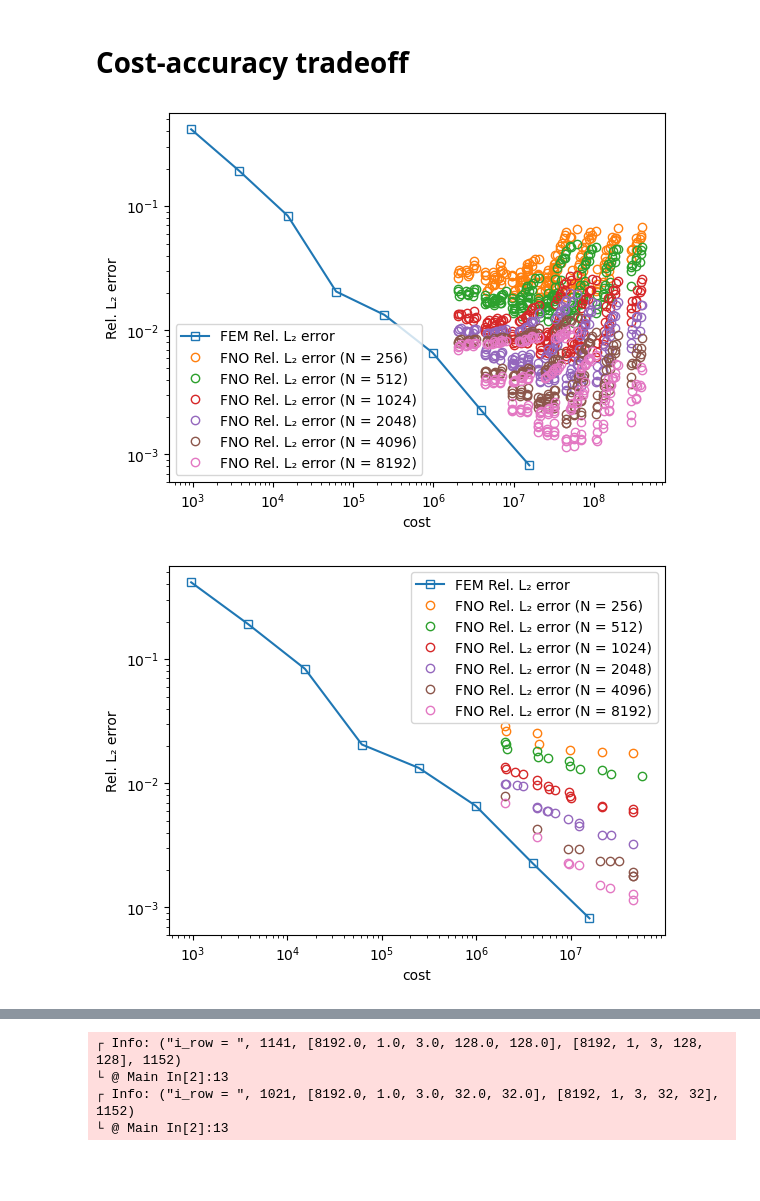
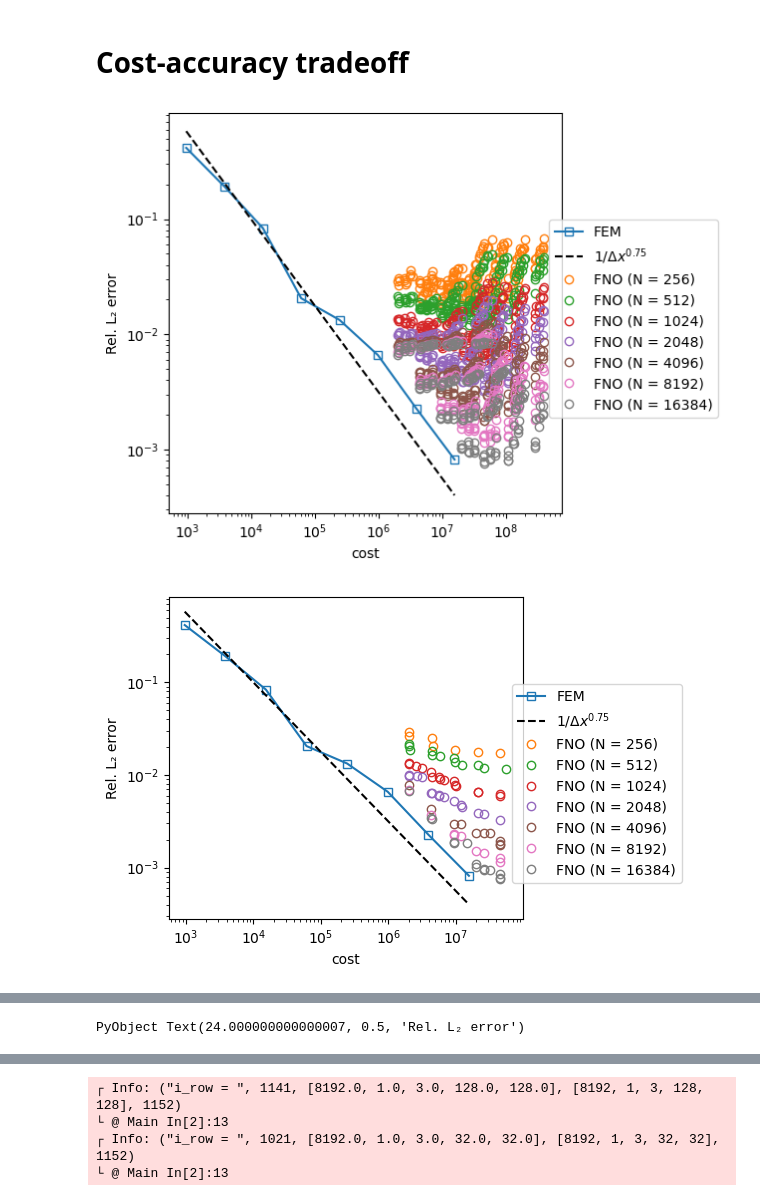
Before and after one commit to PKU-CMEGroup/NeuralOperator, a Jupyter notebook: eq1d/eq1d_na.ipynb, the cells around one changed output, grey strips where cells are left out. Saved outputs shown, nothing was run; the diff lists cells and outputs as text; code cells hidden in the pictures; blank space fills up the shorter version.

```diff
--- a/eq1d/eq1d_na.ipynb
+++ b/eq1d/eq1d_na.ipynb
@@ -101,7 +98,7 @@ PyObject <matplotlib.legend.Legend object at 0x...>
 # %% [markdown]
 # FNO results
 # %%
-n_data_array = [256 512 1024 2048 4096 8192]
+n_data_array = [256 512 1024 2048 4096 8192 16384]
 k_max_array = [16 32 64 128]
 d_f_array = [16 32 64 128]
 n_fno_layers_array = [3 4 5]
@@ -450,7 +453,7 @@ PyObject <matplotlib.legend.Legend object at 0x...>
 # %% [markdown]
 # FNO results
 # %%
-n_data_array = [256 512 1024 2048 4096 8192]
+n_data_array = [256 512 1024 2048 4096 8192 16384]
 k_max_array = [16 32 64 128]
 d_f_array = [16 32 64 128]
 n_fno_layers_array = [3 4 5]
@@ -514,56 +517,62 @@ fno_costs = data_analysis[:, end];
 
 PyPlot.figure()
 # PyPlot.loglog(num_costs, num_mean_errors,           "-o", fillstyle = "none", label="FEM L₂ error")
-PyPlot.loglog(num_costs, num_mean_rel_errors,       "-s", fillstyle = "none", label="FEM Rel. L₂ error")
+PyPlot.loglog(num_costs, num_mean_rel_errors,       "-s", fillstyle = "none", label="FEM")
+PyPlot.loglog(num_costs, 100.0./(num_costs.^0.75),       "--", color = "black", fillstyle = "none", label=L"$1/Δx^{0.75}$")
 
 n_d = length(n_data_array)
 n_g = div(length(fno_costs), n_d)
 for i = 1:n_d
     # PyPlot.loglog(fno_costs[1+n_g*(i-1):n_g*i], fno_mean_errors[1+n_g*(i-1):n_g*i],     "-o", fillstyle = "none", label="FNO L₂ error")
-    PyPlot.loglog(fno_costs[1+n_g*(i-1):n_g*i], fno_mean_rel_errors[1+n_g*(i-1):n_g*i], "o", fillstyle = "none", label="FNO Rel. L₂ error (N = $(n_data_array[i]))")
+    PyPlot.loglog(fno_costs[1+n_g*(i-1):n_g*i], fno_mean_rel_errors[1+n_g*(i-1):n_g*i], "o", fillstyle = "none", label="FNO (N = $(n_data_array[i]))")
 end
 
 PyPlot.xlabel("cost")
 PyPlot.ylabel("Rel. L₂ error")
-PyPlot.legend()
+PyPlot.legend(bbox_to_anchor=(0.95, 0.75))
+PyPlot.tight_layout()
+PyPlot.savefig("Heat-cost-accuracy-raw.pdf")
 
 ##################################################
 
-PyPlot.figure()
+PyPlot.figure(figsize=(6,4))
 # PyPlot.loglog(num_costs, num_mean_errors,           "-o", fillstyle = "none", label="FEM L₂ error")
-PyPlot.loglog(num_costs, num_mean_rel_errors,       "-s", fillstyle = "none", label="FEM Rel. L₂ error")
+PyPlot.loglog(num_costs, num_mean_rel_errors,       "-s", fillstyle = "none", label="FEM")
+PyPlot.loglog(num_costs, 100.0./(num_costs.^0.75),       "--", color = "black", fillstyle = "none", label=L"$1/Δx^{0.75}$")
+
 for i = 1:n_d
     data_analysis_pareto = pareto_frontiers(data_analysis[1+n_g*(i-1):n_g*i,:], fno_mean_rel_errors[1+n_g*(i-1):n_g*i], fno_costs[1+n_g*(i-1):n_g*i])
     fno_costs_pareto, fno_mean_rel_errors_pareto = data_analysis_pareto[:,3], data_analysis_pareto[:,2]
-    PyPlot.loglog(fno_costs_pareto, fno_mean_rel_errors_pareto, "o", fillstyle = "none", label="FNO Rel. L₂ error (N = $(n_data_array[i]))")
+    PyPlot.loglog(fno_costs_pareto, fno_mean_rel_errors_pareto, "o", fillstyle = "none", label="FNO (N = $(n_data_array[i]))")
 
 end
 PyPlot.xlabel("cost")
 PyPlot.ylabel("Rel. L₂ error")
-PyPlot.legend()
+PyPlot.legend(bbox_to_anchor=(0.95, 0.75))
+PyPlot.tight_layout()
+PyPlot.savefig("Heat-cost-accuracy-pareto.pdf")
 
 ##################################################
 
-PyPlot.figure()
+PyPlot.figure(figsize=(6,4))
 # PyPlot.loglog(num_costs, num_mean_errors,           "-o", fillstyle = "none", label="FEM L₂ error")
 # PyPlot.loglog(num_costs, num_mean_rel_errors,       "-s", fillstyle = "none", label="FEM Rel. L₂ error")
 for i = 1:n_d
     data_analysis_pareto = pareto_frontiers(data_analysis[1+n_g*(i-1):n_g*i,:], fno_mean_rel_errors[1+n_g*(i-1):n_g*i], fno_costs[1+n_g*(i-1):n_g*i])
     fno_costs_pareto, fno_mean_rel_errors_pareto = data_analysis_pareto[:,3], data_analysis_pareto[:,2]
-    PyPlot.loglog(fno_costs_pareto, fno_mean_rel_errors_pareto, "o", fillstyle = "none", color = "C"*string(i), label="FNO Rel. L₂ error (N = $(n_data_array[i]))")
+    PyPlot.loglog(fno_costs_pareto, fno_mean_rel_errors_pareto, "o", fillstyle = "none", color = "C"*string(i), label="FNO (N = $(n_data_array[i]))")
 
     for i = 1:length(fno_costs_pareto)
         annotate = string(Int64(data_analysis_pareto[i, 5]))*" - "*string(Int64(data_analysis_pareto[i, 6]))*" - "*string(Int64(data_analysis_pareto[i, 7]))*" - "*string(Int64(data_analysis_pareto[i, 8]))
         PyPlot.annotate(annotate, (fno_costs_pareto[i], fno_mean_rel_errors_pareto[i]), fontsize=5)
     end
 end
 PyPlot.title("downsample-layers-df-kmax")
 
 
 PyPlot.xlabel("cost")
 PyPlot.ylabel("Rel. L₂ error")
-PyPlot.tight_layout()
 # PyPlot.legend()
 # %% [output]
-[figure, old version]
+[figure, new version]
-[figure, old version]
+[figure, new version]
@@ -571,3 +580,4 @@ PyPlot.tight_layout()
+PyObject Text(24.000000000000007, 0.5, 'Rel. L₂ error')
 # %%
 # Cost/Data and error surface
 # n_data, downsample_ratio, n_fno_layers, k_max, d_f
```
Also changed, not shown: parts of 13 cells of this notebook, 5 other files.
